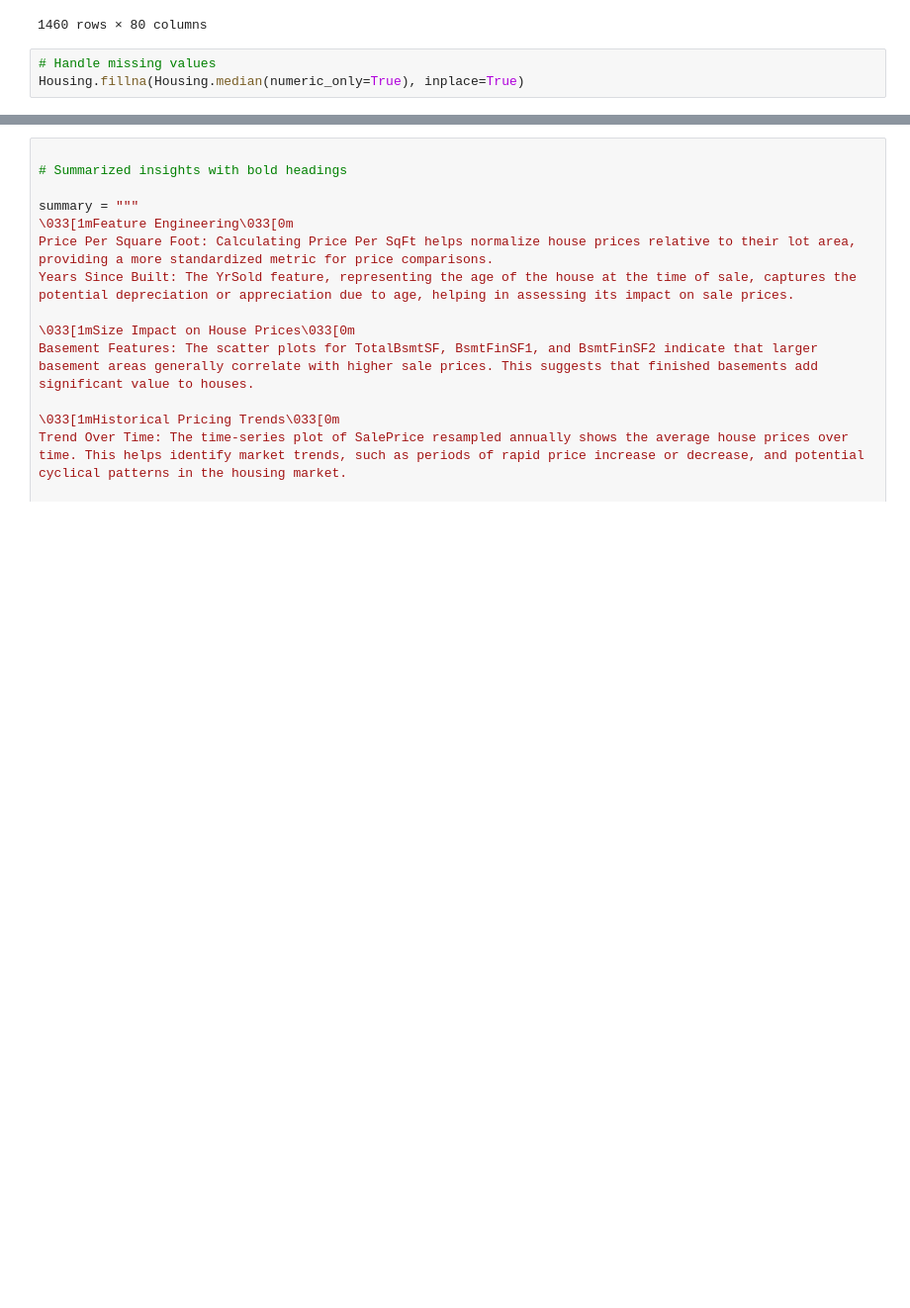
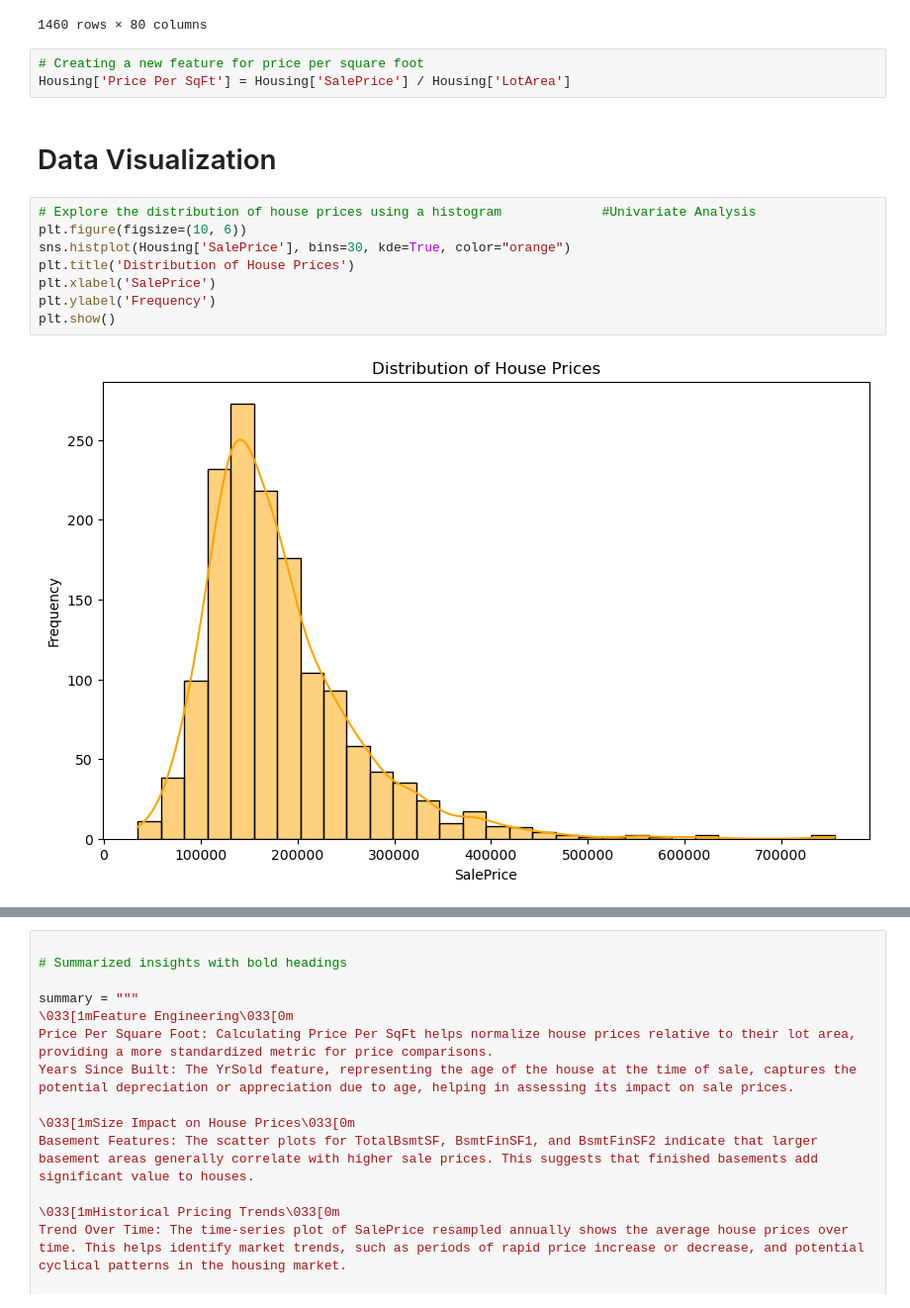
Before and after one commit to deewanker/House-Prediction-and-Analysis, a Jupyter notebook: Housing.ipynb, the cells around one changed output, grey strips where cells are left out. Shown at 99% size. Drawn from its saved outputs; the diff is of its cells as text; blank space fills up the shorter version.

```diff
--- a/Housing.ipynb
+++ b/Housing.ipynb
@@ -267,6 +307,18 @@ Housing
 | 1458 | SC20 | RL | 68 | 9717 | Pave | None | Reg | Lvl | AllPub | ... |
 | 1459 | SC20 | RL | 75 | 9937 | Pave | None | Reg | Lvl | AllPub | ... |
 1460 rows × 80 columns
-# %%
-# Handle missing values
-Housing.fillna(Housing.median(numeric_only=True), inplace=True)
+# %%
+# Creating a new feature for price per square foot
+Housing['Price Per SqFt'] = Housing['SalePrice'] / Housing['LotArea']
+# %% [markdown]
+# Data Visualization
+# %%
+# Explore the distribution of house prices using a histogram             #Univariate Analysis
+plt.figure(figsize=(10, 6))
+sns.histplot(Housing['SalePrice'], bins=30, kde=True, color="orange")
+plt.title('Distribution of House Prices')
+plt.xlabel('SalePrice')
+plt.ylabel('Frequency')
+plt.show()
+# %% [output]
+[figure, added]
```
Also changed, not shown: parts of 60 cells of this notebook.
